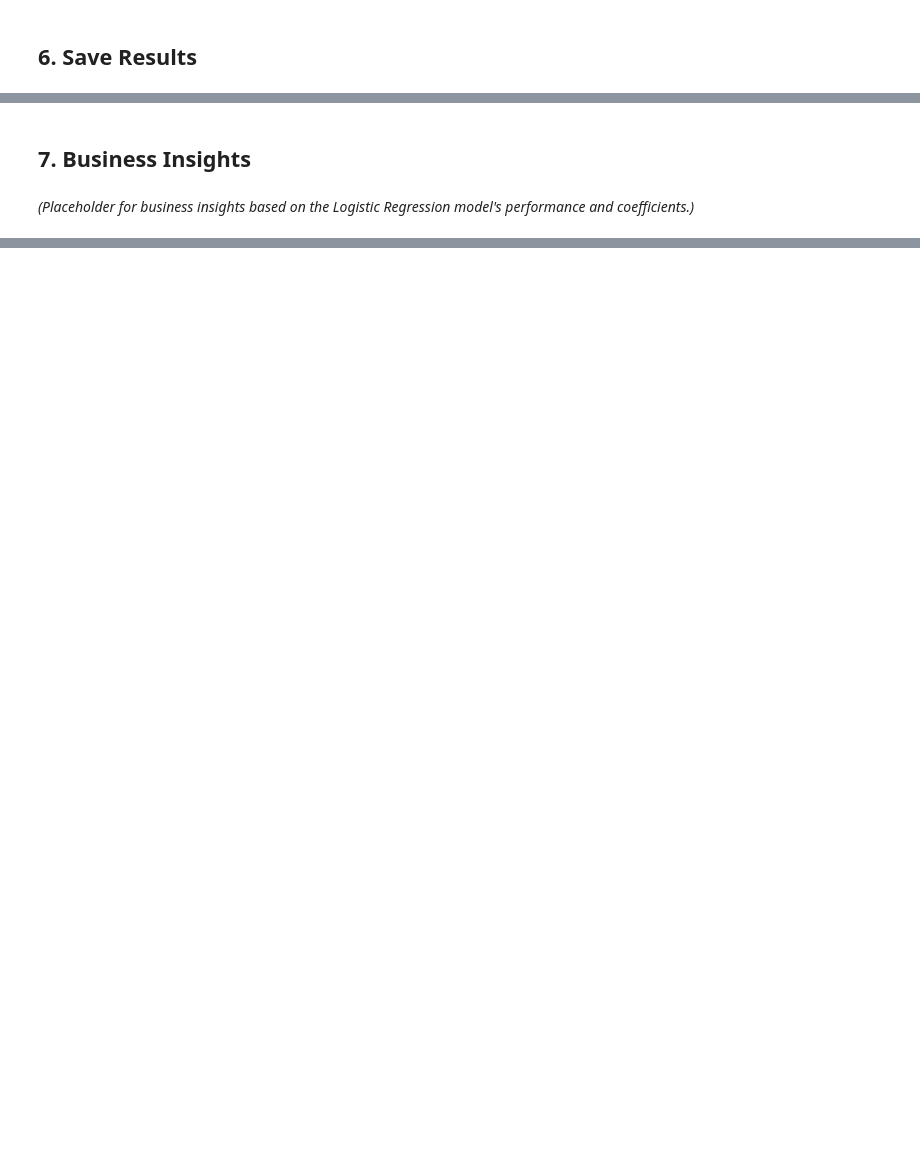
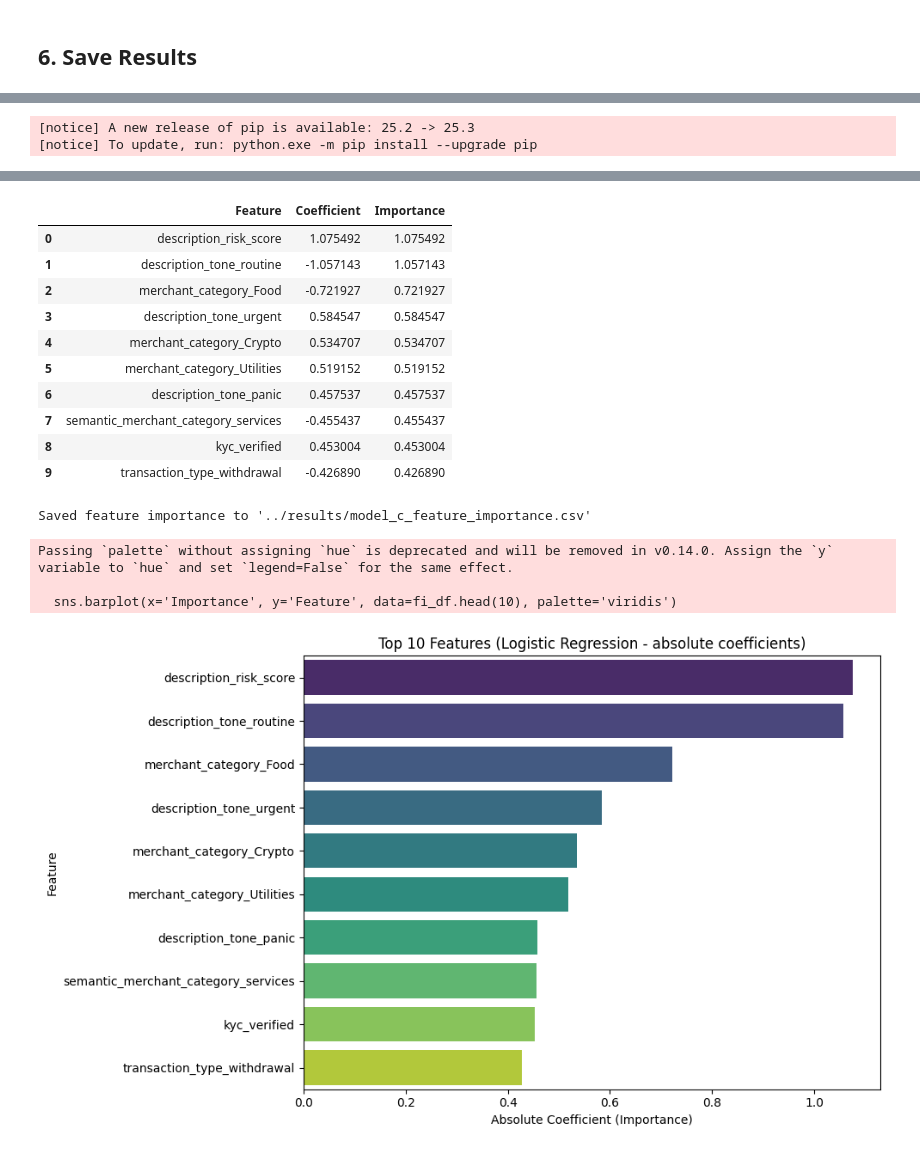
Before and after one commit to tngkuanas/DataMiningProject, a Jupyter notebook: notebooks/Model_C.ipynb, the cells around one changed output, grey strips where cells are left out. Drawn from its saved outputs; the diff is of its cells as text; code cells hidden in the pictures; blank space fills up the shorter version.

Commit message:
Feature Importance Orai

```diff
--- a/notebooks/Model_C.ipynb
+++ b/notebooks/Model_C.ipynb
@@ -103,4 +130,60 @@ print(f"Results for {model_name} saved to {output_file}")
-# %% [markdown]
-## 7. Business Insights
-# %% [markdown]
-*(Placeholder for business insights based on the Logistic Regression model's performance and coefficients.)*
+# %%
+# 6a. Feature Importance (Logistic Regression coefficients)
+import numpy as np
+import matplotlib.pyplot as plt
+!pip install seaborn
+import seaborn as sns
+from sklearn.inspection import permutation_importance
+
+print("Computing feature importance from Logistic Regression model (coefficients) ...")
+if hasattr(lr_model, "coef_"):
+    coefs = lr_model.coef_[0]
+    feature_names = X.columns
+    importances = np.abs(coefs)
+    fi_df = pd.DataFrame({
+        'Feature': feature_names,
+        'Coefficient': coefs,
+        'Importance': importances
+    }).sort_values(by='Importance', ascending=False).reset_index(drop=True)
+
+    # Display top 10
+    print("Top 10 features by absolute coefficient:")
+    display(fi_df.head(10))
+
+    # Save to results
+    os.makedirs('../results', exist_ok=True)
+    fi_df.to_csv('../results/model_c_feature_importance.csv', index=False)
+    print("Saved feature importance to '../results/model_c_feature_importance.csv'")
+
+    # Plot
+    plt.figure(figsize=(10, 6))
+    sns.barplot(x='Importance', y='Feature', data=fi_df.head(10), palette='viridis')
+    plt.title('Top 10 Features (Logistic Regression - absolute coefficients)')
+    plt.xlabel('Absolute Coefficient (Importance)')
+    plt.tight_layout()
+    plt.show()
+
+else:
+    print("Model has no coefficients; falling back to permutation importance.")
+    perm = permutation_importance(lr_model, X_test, y_test, n_repeats=30, random_state=42, n_jobs=-1)
+    perm_df = pd.DataFrame({
+        'Feature': X.columns,
+        'Importance': perm.importances_mean
+    }).sort_values(by='Importance', ascending=False).reset_index(drop=True)
+
+    print("Top 10 features by permutation importance:")
+    display(perm_df.head(10))
+
+    os.makedirs('../results', exist_ok=True)
+    perm_df.to_csv('../results/model_c_feature_importance.csv', index=False)
+    print("Saved permutation importance to '../results/model_c_feature_importance.csv'")
+
+    plt.figure(figsize=(10, 6))
+    sns.barplot(x='Importance', y='Feature', data=perm_df.head(10), palette='viridis')
+    plt.title('Top 10 Features (Permutation Importance)')
+    plt.xlabel('Importance')
+    plt.tight_layout()
+    plt.show()
+# %% [output]
+[notice] A new release of pip is available: 25.2 -> 25.3
+[notice] To update, run: python.exe -m pip install --upgrade pip
@@ -106,0 +207,16 @@ print(f"Results for {model_name} saved to {output_file}")
+|  | Feature | Coefficient | Importance |
+| 0 | description_risk_score | 1.075492 | 1.075492 |
+| 1 | description_tone_routine | -1.057143 | 1.057143 |
+| 2 | merchant_category_Food | -0.721927 | 0.721927 |
+| 3 | description_tone_urgent | 0.584547 | 0.584547 |
+| 4 | merchant_category_Crypto | 0.534707 | 0.534707 |
+| 5 | merchant_category_Utilities | 0.519152 | 0.519152 |
+| 6 | description_tone_panic | 0.457537 | 0.457537 |
+| 7 | semantic_merchant_category_services | -0.455437 | 0.455437 |
+| 8 | kyc_verified | 0.453004 | 0.453004 |
+| 9 | transaction_type_withdrawal | -0.426890 | 0.426890 |
+Saved feature importance to '../results/model_c_feature_importance.csv'
+Passing `palette` without assigning `hue` is deprecated and will be removed in v0.14.0. Assign the `y` variable to `hue` and set `legend=False` for the same effect.
+
+  sns.barplot(x='Importance', y='Feature', data=fi_df.head(10), palette='viridis')
+[figure, added]
```
Also changed, not shown: parts of 10 cells of this notebook, 4 other files.
